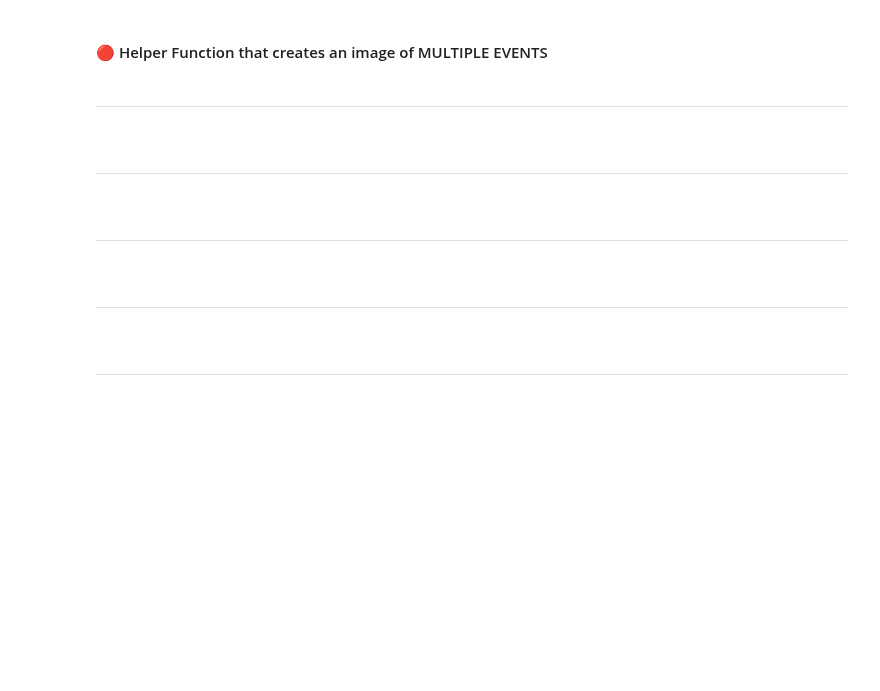
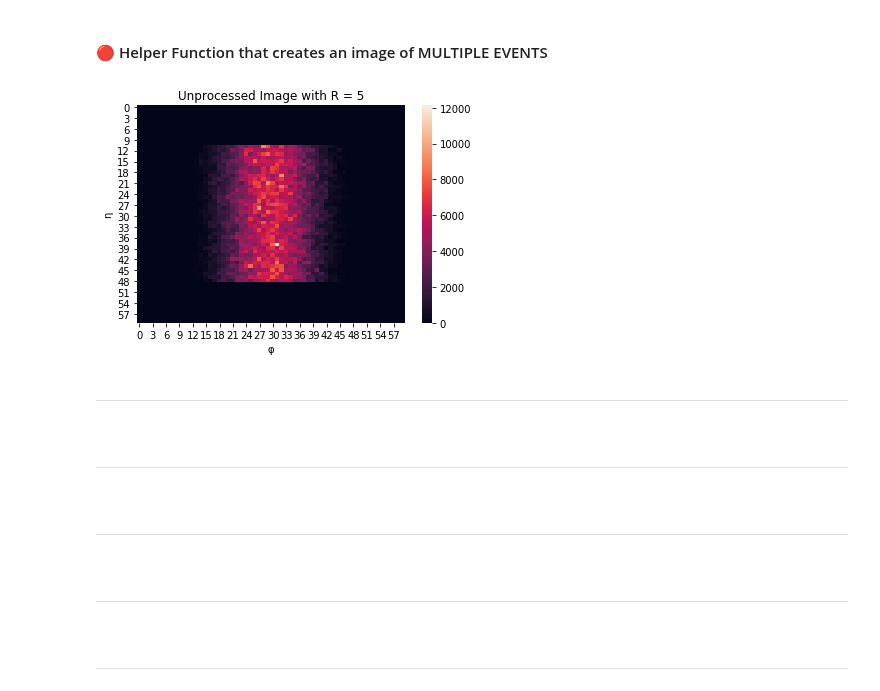
Before and after one commit to johngeorgousis/jet-classifier, a Jupyter notebook: MAIN.ipynb, the cells around one changed output. Drawn from its saved outputs; the diff is of its cells as text; code cells hidden in the pictures; blank space fills up the shorter version.

```diff
--- a/MAIN.ipynb
+++ b/MAIN.ipynb
@@ -215,6 +253,11 @@ def plot_dataframe(df1, R=1.5, pixels=60, title='(φ\', η\') ∈ [-R, R]',  yla
     plt.xlabel(xlabel)
     plt.ylabel(ylabel)
     plt.show()
+# %%
+# Unprocessed dataset example
+plot_dataframe(mydata_prep, title='Unprocessed Image with R = 5', R=5, ylabel='η', xlabel='φ')
+# %% [output]
+[figure, added]
 # %% [markdown]
 ---
 <br />
```
Also changed, not shown: parts of 18 cells of this notebook.
